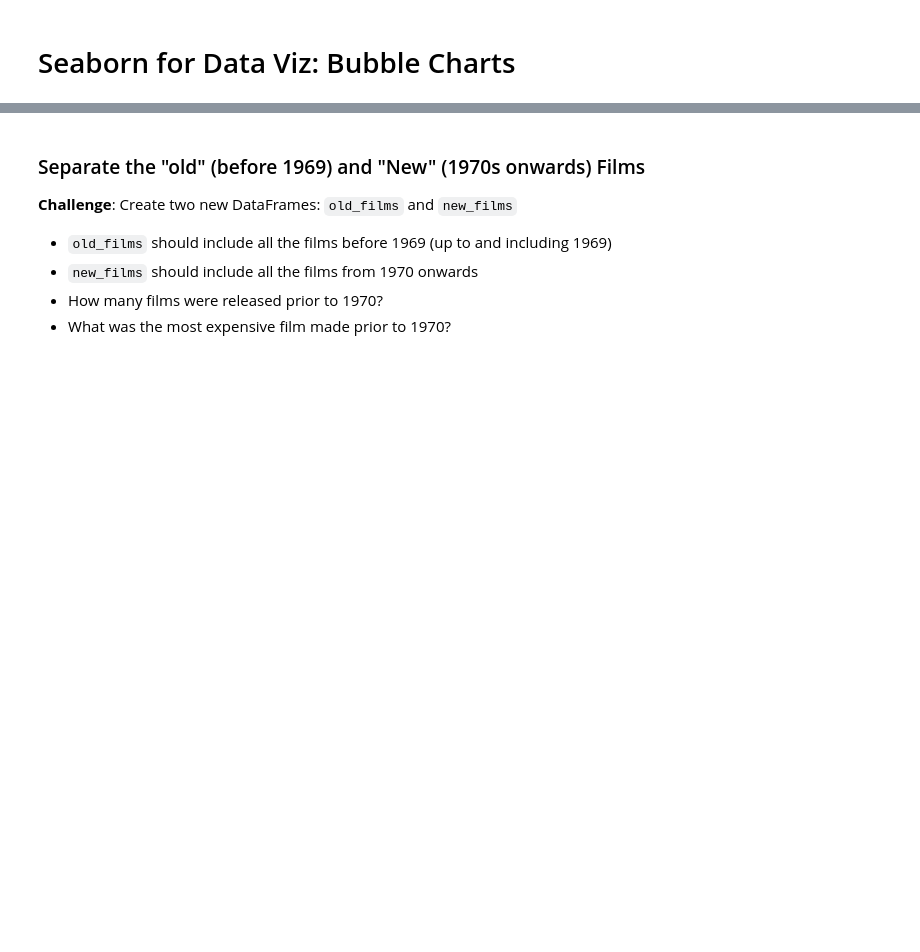
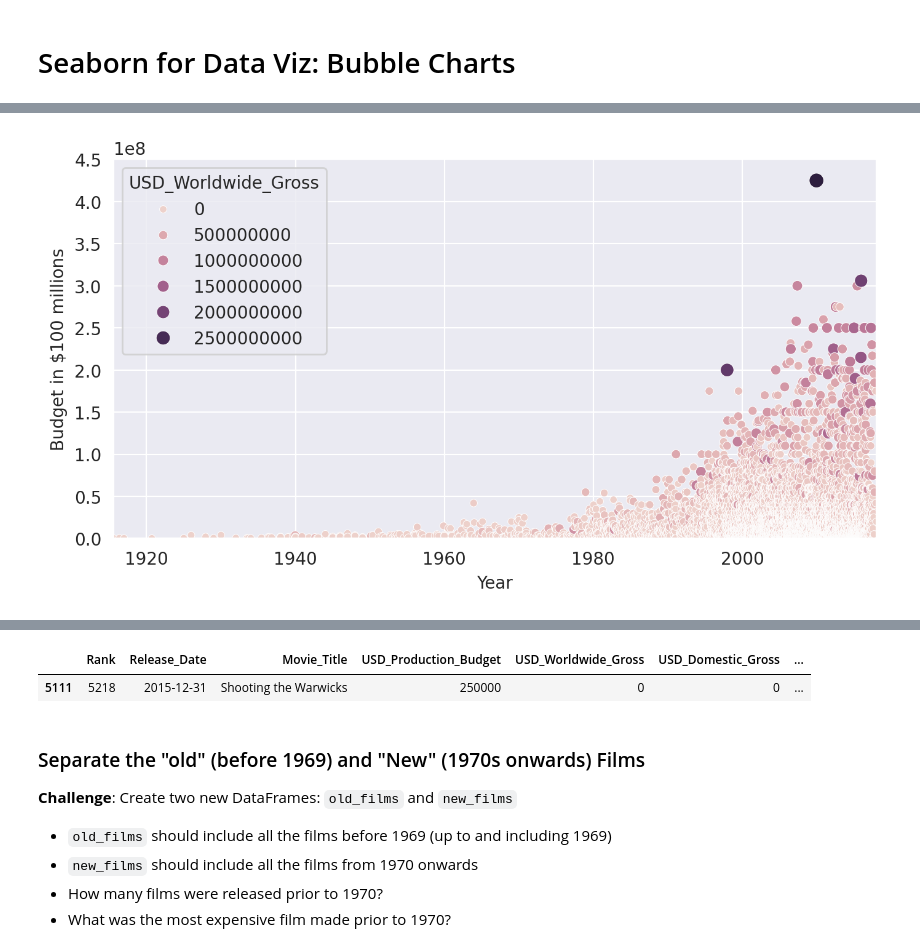
Before and after one commit to anushrinagul63/google_colab_notebooks, a Jupyter notebook: Seaborn_and_Linear_Regression.ipynb, the cells around one changed output, grey strips where cells are left out. Saved outputs shown, nothing was run; the diff lists cells and outputs as text; code cells hidden in the pictures; blank space fills up the shorter version.

```diff
--- a/Seaborn_and_Linear_Regression.ipynb
+++ b/Seaborn_and_Linear_Regression.ipynb
@@ -119,6 +281,17 @@ What is the percentage of films where the production costs exceeded the worldwid
 **Challenge**: Try to create the following Bubble Chart:
 
 <img src=https://i.imgur.com/8fUn9T6.png>
+# %%
+plt.figure(figsize=(8,4), dpi=200)
+with sns.axes_style('darkgrid'):
+  ax = sns.scatterplot(data_clean, x='Release_Date', y='USD_Production_Budget', hue='USD_Worldwide_Gross', size='USD_Worldwide_Gross')
+  ax.set(ylim=(0, 450000000),
+         xlim=(data_clean.Release_Date.min(), data_clean.Release_Date.max()),
+        ylabel='Budget in $100 millions',
+        xlabel='Year')
+plt.show()
+# %% [output]
+[figure, added]
 # %% [markdown]
 # Converting Years to Decades Trick
 
@@ -132,6 +305,15 @@ Here's how:
 <img src=https://i.imgur.com/5m06Ach.png width=650>
 3. Use floor division `//` to convert the year data to the decades of the films.
 4. Add the decades as a `Decade` column to the `data_clean` DataFrame.
+# %%
+date_index = pd.DatetimeIndex(data_clean.Release_Date)
+years = date_index.year
+decades = years//10*10
+data_clean['Decade'] = decades
+data_clean.sample()
+# %% [output]
+|  | Rank | Release_Date | Movie_Title | USD_Production_Budget | USD_Worldwide_Gross | USD_Domestic_Gross | ... |
+| 5111 | 5218 | 2015-12-31 | Shooting the Warwicks | 250000 | 0 | 0 | ... |
 # %% [markdown]
 ### Separate the "old" (before 1969) and "New" (1970s onwards) Films
 
```
Also changed, not shown: parts of 14 cells of this notebook.
